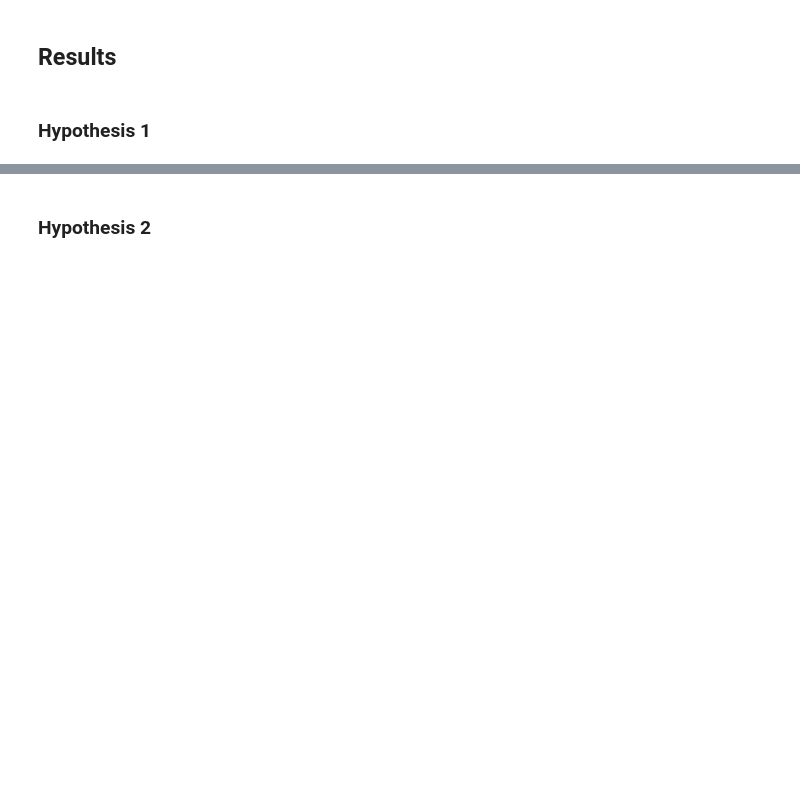
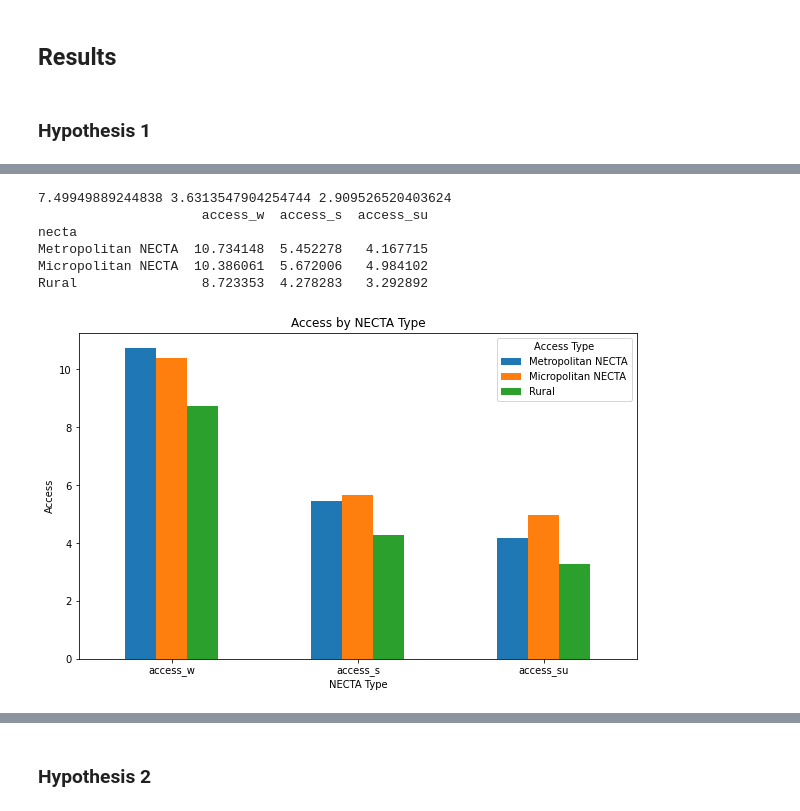
Before and after one commit to samroubin/VTPharmacy, a Jupyter notebook: procedure/code/02_Pharmacy_Accessibility_Analysis.ipynb, the cells around one changed output, grey strips where cells are left out. Cells and saved outputs as stored; diff of their text form; code cells hidden in the pictures; blank space fills up the shorter version.

```diff
--- a/procedure/code/02_Pharmacy_Accessibility_Analysis.ipynb
+++ b/procedure/code/02_Pharmacy_Accessibility_Analysis.ipynb
@@ -853,0 +829,27 @@ plt.show()
+# %%
+# Average Accessibility by Day and NECTA
+mapping_df['necta'].fillna('Rural', inplace=True)
+means_by_metro = mapping_df.groupby('necta').mean()
+means_by_metro = means_by_metro[['access_w','access_s','access_su']]
+print(means_by_metro)
+
+# Make bar graph
+means_by_metro_transposed = means_by_metro.T
+means_by_metro_transposed.plot(kind='bar', figsize=(10, 6))
+plt.title('Access by NECTA Type')
+plt.xlabel('NECTA Type')
+plt.ylabel('Access')
+plt.xticks(rotation=0)
+plt.legend(title='Access Type')
+plt.show()
+
+# Report numbers for weekday
+# Run sat rural / w rural and sat urban / w urban
+# %% [output]
+7.49949889244838 3.6313547904254744 2.909526520403624
+                     access_w  access_s  access_su
+necta
+Metropolitan NECTA  10.734148  5.452278   4.167715
+Micropolitan NECTA  10.386061  5.672006   4.984102
+Rural                8.723353  4.278283   3.292892
+[figure, added]
```
Also changed, not shown: parts of 14 cells of this notebook.
